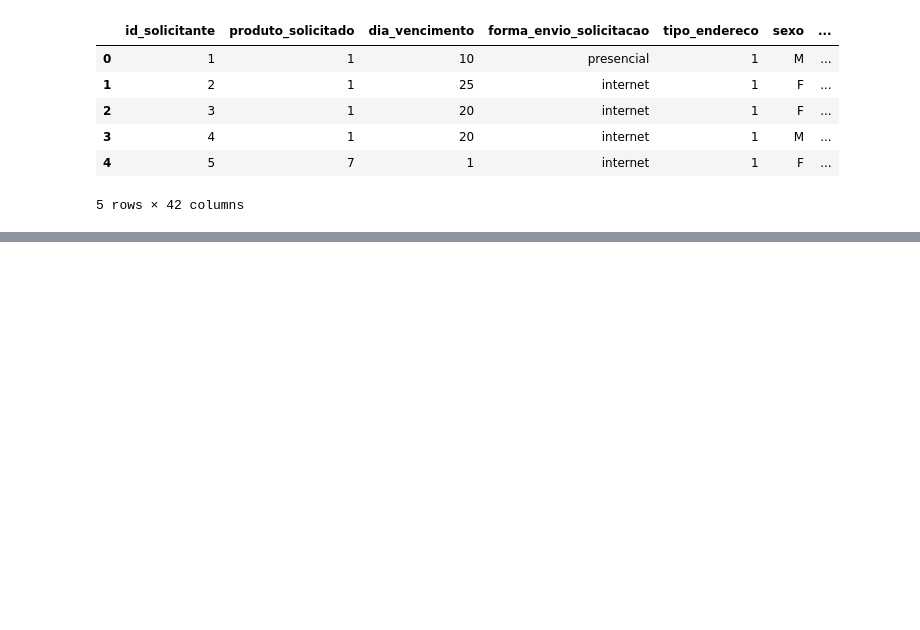
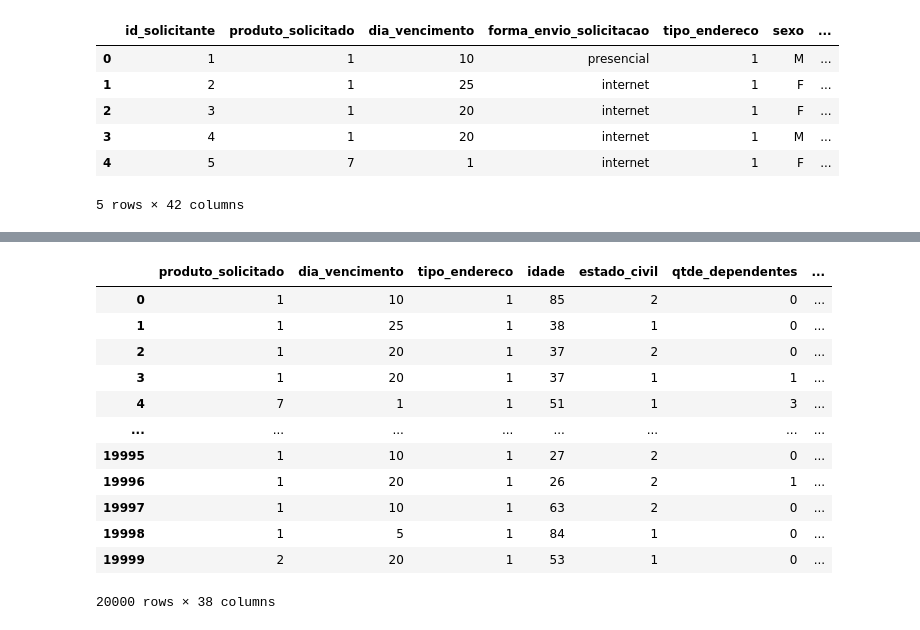
Before and after one commit to leandroassis/aprendizado-de-maquinas, a Jupyter notebook: classificador-de-credito.ipynb, the cells around one changed output, grey strips where cells are left out. Cells and saved outputs as stored; diff of their text form; code cells hidden in the pictures; blank space fills up the shorter version.

```diff
--- a/classificador-de-credito.ipynb
+++ b/classificador-de-credito.ipynb
@@ -67,2 +100,34 @@ for coluna in colunas:
+# %%
+import numpy as np
+
+valores_a_trocar = ['estado_onde_nasceu', 'estado_onde_reside']
+
+dicionario = {'AC':0, 'AP':0, 'AM':0, 'PA':0, 'RO':0, 'RR':0, 'TO':0,\
+              'MA':1, 'PI':1, 'CE':1, 'RN':1, 'PB':1, 'PE':1, \
+             'AL':1, 'SE':1, 'BA':1, 'MT':2, 'MS':2, 'GO':2,\
+             'DF':2, 'RJ':3, 'MG':3, 'SP':3, 'ES':3, 'SC':4, 'PR':4, 'RS':4, 'XX':5}
+
+for coluna in valores_a_trocar:
+    dados_treino[coluna] = dados_treino[coluna].map(dicionario, na_action=None)
+    dados_teste[coluna] = dados_teste[coluna].map(dicionario, na_action=None)
+# %%
+dados_teste = dados_teste.fillna(dados_teste.median())
+dados_treino = dados_treino.fillna(dados_treino.median())
+# %%
+dados_treino
+# %% [output]
+|  | produto_solicitado | dia_vencimento | tipo_endereco | idade | estado_civil | qtde_dependentes | ... |
+| 0 | 1 | 10 | 1 | 85 | 2 | 0 | ... |
+| 1 | 1 | 25 | 1 | 38 | 1 | 0 | ... |
+| 2 | 1 | 20 | 1 | 37 | 2 | 0 | ... |
+| 3 | 1 | 20 | 1 | 37 | 1 | 1 | ... |
+| 4 | 7 | 1 | 1 | 51 | 1 | 3 | ... |
+| ... | ... | ... | ... | ... | ... | ... | ... |
+| 19995 | 1 | 10 | 1 | 27 | 2 | 0 | ... |
+| 19996 | 1 | 20 | 1 | 26 | 2 | 1 | ... |
+| 19997 | 1 | 10 | 1 | 63 | 2 | 0 | ... |
+| 19998 | 1 | 5 | 1 | 84 | 1 | 0 | ... |
+| 19999 | 2 | 20 | 1 | 53 | 1 | 0 | ... |
+20000 rows × 38 columns
 # %%
 #separacao em alvo e features
```
Also changed, not shown: parts of 10 cells of this notebook.
